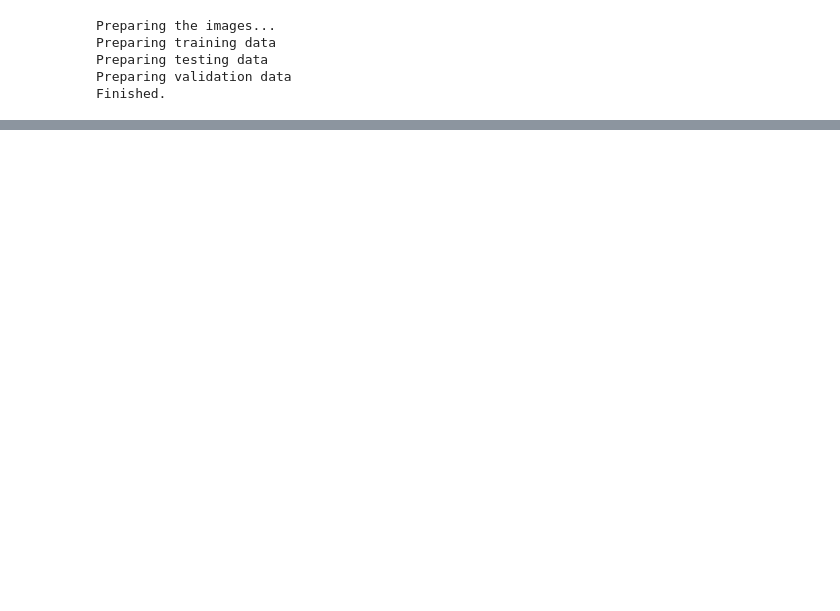
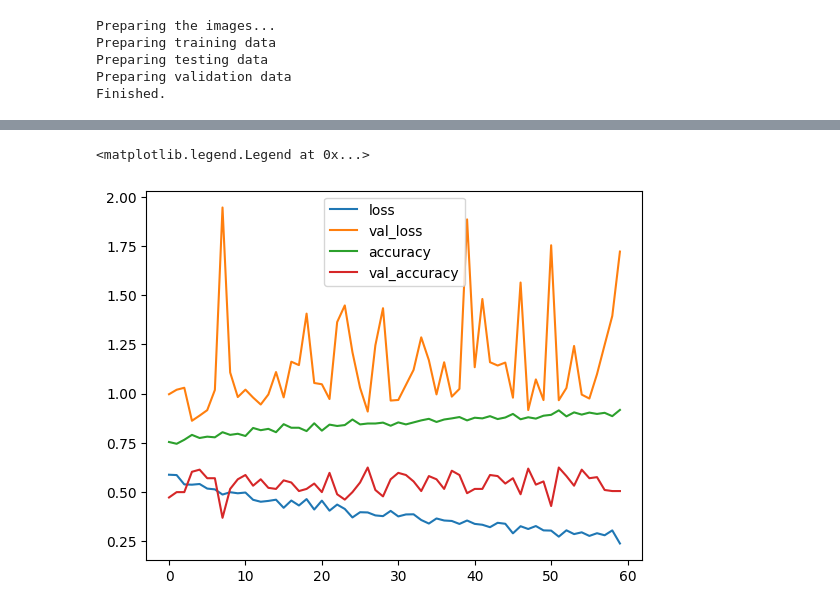
Before and after one commit to willpoulett/MUBA_pipeline, a Jupyter notebook: simple_model.ipynb, the cells around one changed output, grey strips where cells are left out. Cells and saved outputs as stored; diff of their text form; code cells hidden in the pictures; blank space fills up the shorter version.

```diff
--- a/simple_model.ipynb
+++ b/simple_model.ipynb
@@ -27,7 +27,7 @@ from sklearn.preprocessing import LabelEncoder
 dir_path = "data/archive/Dataset_BUSI_with_GT/"
 IMAGE_SHAPE = (224, 224)
 
-random_sample = 100
+random_sample = 1
 
 # IMPORTANT - Check these are correct
 
@@ -362,3 +404,14 @@ with tf.device('/gpu:0'):
+# %%
+hist = history.history
+
+plt.plot(hist['loss'], label=  'loss')
+plt.plot(hist['val_loss'], label = 'val_loss')
+plt.plot(hist['categorical_accuracy'], label='accuracy')
+plt.plot(hist['val_categorical_accuracy'], label='val_accuracy')
+plt.legend()
+# %% [output]
+<matplotlib.legend.Legend at 0x...>
+[figure, added]
 # %%
 best_model = keras.models.load_model("best_simple_model_2.h5")
 
```
Also changed, not shown: parts of 9 cells of this notebook, 4 other files.
